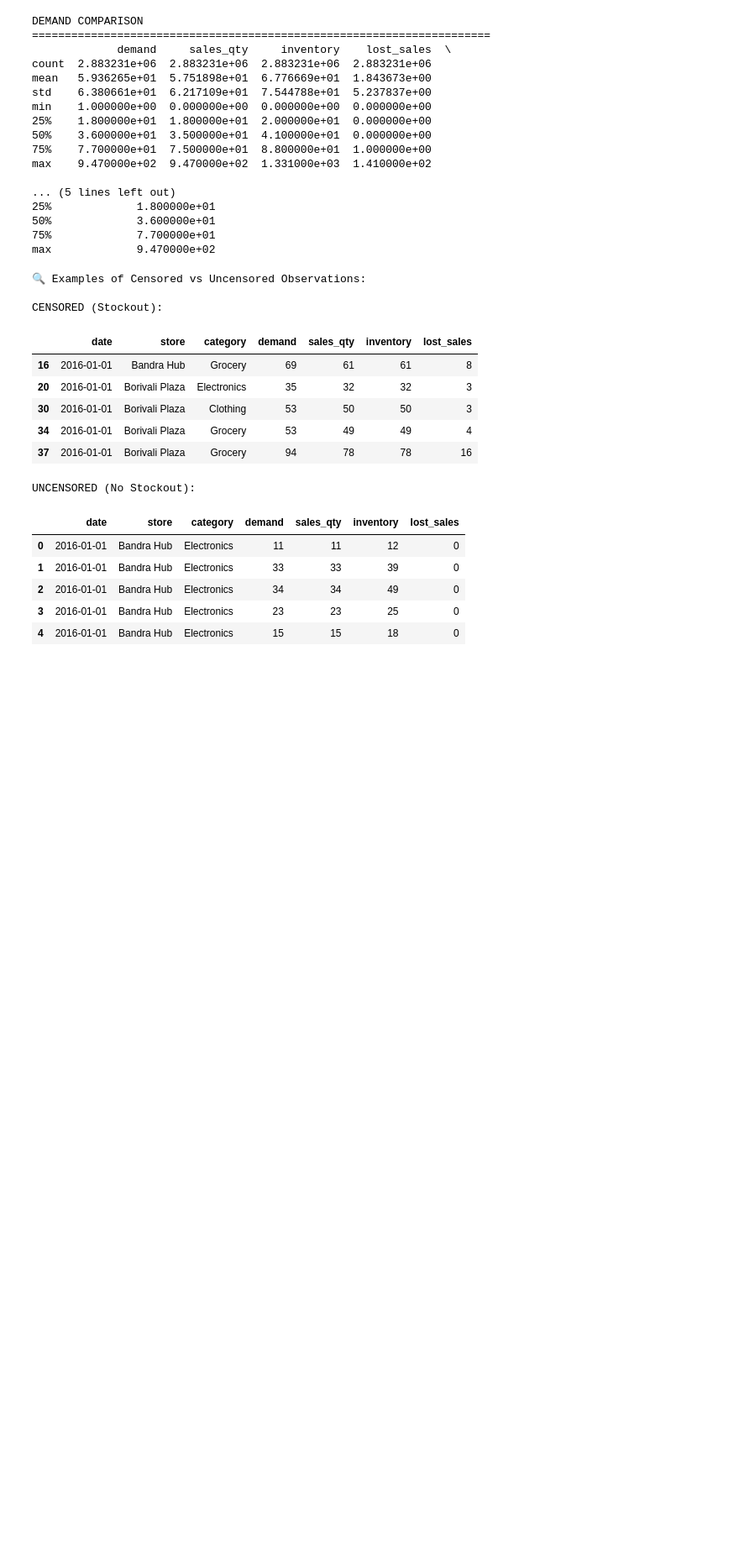
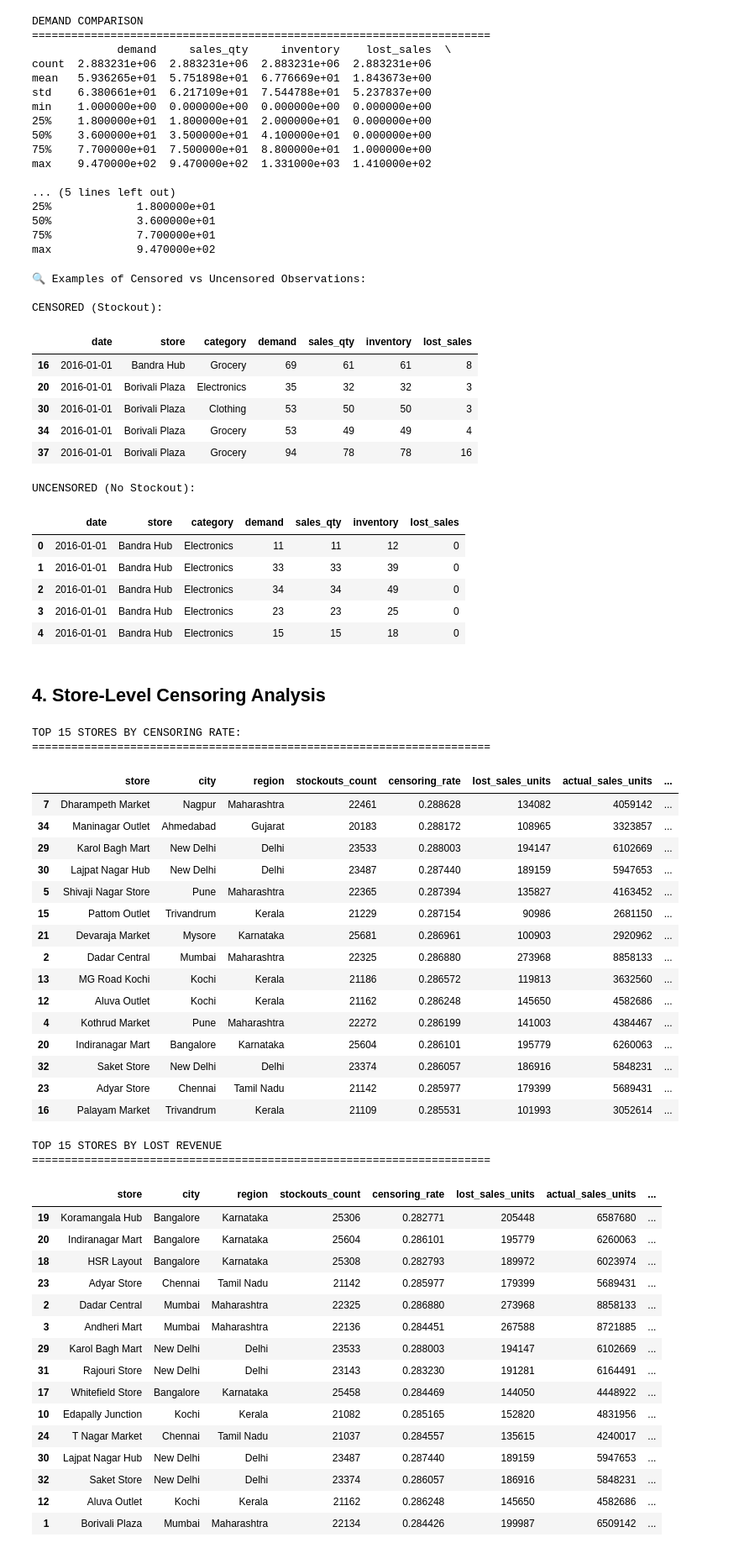
Before and after one commit to rejojose55625/demandEngine, a Jupyter notebook: notebooks/censored_demand_analysis.ipynb, the cells around one changed output. Shown at 84% size. Cells and saved outputs as stored; diff of their text form; code cells hidden in the pictures; blank space fills up the shorter version.

```diff
--- a/notebooks/censored_demand_analysis.ipynb
+++ b/notebooks/censored_demand_analysis.ipynb
@@ -177,3 +177,72 @@ UNCENSORED (No Stockout):
 | 2 | 2016-01-01 | Bandra Hub | Electronics | 34 | 34 | 49 | 0 |
 | 3 | 2016-01-01 | Bandra Hub | Electronics | 23 | 23 | 25 | 0 |
 | 4 | 2016-01-01 | Bandra Hub | Electronics | 15 | 15 | 18 | 0 |
+# %% [markdown]
+## 4. Store-Level Censoring Analysis
+# %%
+# Aggregate by store
+store_censoring = df.groupby('store_id').agg({
+    'store': 'first',
+    'city': 'first',
+    'region': 'first',
+    'stockout_flag': ['sum', 'mean'],
+    'lost_sales': 'sum',
+    'sales_qty': 'sum',
+    'demand': 'sum',
+    'final_price': 'mean',
+    'date': 'count'
+}).reset_index(drop = True)
+# %%
+store_censoring.columns = [
+    'store', 'city', 'region', 'stockouts_count', 'censoring_rate',
+    'lost_sales_units', 'actual_sales_units', 'true_demand_units',
+    'avg_price', 'total_records'
+]
+store_censoring['estimated_lost_revenue'] = store_censoring['lost_sales_units'] * store_censoring['avg_price']
+
+store_censoring.sort_values(by = 'censoring_rate', ascending = False)
+
+print("\nTOP 15 STORES BY CENSORING RATE:")
+print("="*70)
+display(store_censoring.sort_values('censoring_rate', ascending = False).head(15))
+
+print("\nTOP 15 STORES BY LOST REVENUE")
+print("="*70)
+display(store_censoring.sort_values('estimated_lost_revenue', ascending = False).head(15))
+# %% [output]
+TOP 15 STORES BY CENSORING RATE:
+======================================================================
+|  | store | city | region | stockouts_count | censoring_rate | lost_sales_units | actual_sales_units | ... |
+| 7 | Dharampeth Market | Nagpur | Maharashtra | 22461 | 0.288628 | 134082 | 4059142 | ... |
+| 34 | Maninagar Outlet | Ahmedabad | Gujarat | 20183 | 0.288172 | 108965 | 3323857 | ... |
+| 29 | Karol Bagh Mart | New Delhi | Delhi | 23533 | 0.288003 | 194147 | 6102669 | ... |
+| 30 | Lajpat Nagar Hub | New Delhi | Delhi | 23487 | 0.287440 | 189159 | 5947653 | ... |
+| 5 | Shivaji Nagar Store | Pune | Maharashtra | 22365 | 0.287394 | 135827 | 4163452 | ... |
+| 15 | Pattom Outlet | Trivandrum | Kerala | 21229 | 0.287154 | 90986 | 2681150 | ... |
+| 21 | Devaraja Market | Mysore | Karnataka | 25681 | 0.286961 | 100903 | 2920962 | ... |
+| 2 | Dadar Central | Mumbai | Maharashtra | 22325 | 0.286880 | 273968 | 8858133 | ... |
+| 13 | MG Road Kochi | Kochi | Kerala | 21186 | 0.286572 | 119813 | 3632560 | ... |
+| 12 | Aluva Outlet | Kochi | Kerala | 21162 | 0.286248 | 145650 | 4582686 | ... |
+| 4 | Kothrud Market | Pune | Maharashtra | 22272 | 0.286199 | 141003 | 4384467 | ... |
+| 20 | Indiranagar Mart | Bangalore | Karnataka | 25604 | 0.286101 | 195779 | 6260063 | ... |
+| 32 | Saket Store | New Delhi | Delhi | 23374 | 0.286057 | 186916 | 5848231 | ... |
+| 23 | Adyar Store | Chennai | Tamil Nadu | 21142 | 0.285977 | 179399 | 5689431 | ... |
+| 16 | Palayam Market | Trivandrum | Kerala | 21109 | 0.285531 | 101993 | 3052614 | ... |
+TOP 15 STORES BY LOST REVENUE
+======================================================================
+|  | store | city | region | stockouts_count | censoring_rate | lost_sales_units | actual_sales_units | ... |
+| 19 | Koramangala Hub | Bangalore | Karnataka | 25306 | 0.282771 | 205448 | 6587680 | ... |
+| 20 | Indiranagar Mart | Bangalore | Karnataka | 25604 | 0.286101 | 195779 | 6260063 | ... |
+| 18 | HSR Layout | Bangalore | Karnataka | 25308 | 0.282793 | 189972 | 6023974 | ... |
+| 23 | Adyar Store | Chennai | Tamil Nadu | 21142 | 0.285977 | 179399 | 5689431 | ... |
+| 2 | Dadar Central | Mumbai | Maharashtra | 22325 | 0.286880 | 273968 | 8858133 | ... |
+| 3 | Andheri Mart | Mumbai | Maharashtra | 22136 | 0.284451 | 267588 | 8721885 | ... |
+| 29 | Karol Bagh Mart | New Delhi | Delhi | 23533 | 0.288003 | 194147 | 6102669 | ... |
+| 31 | Rajouri Store | New Delhi | Delhi | 23143 | 0.283230 | 191281 | 6164491 | ... |
+| 17 | Whitefield Store | Bangalore | Karnataka | 25458 | 0.284469 | 144050 | 4448922 | ... |
+| 10 | Edapally Junction | Kochi | Kerala | 21082 | 0.285165 | 152820 | 4831956 | ... |
+| 24 | T Nagar Market | Chennai | Tamil Nadu | 21037 | 0.284557 | 135615 | 4240017 | ... |
+| 30 | Lajpat Nagar Hub | New Delhi | Delhi | 23487 | 0.287440 | 189159 | 5947653 | ... |
+| 32 | Saket Store | New Delhi | Delhi | 23374 | 0.286057 | 186916 | 5848231 | ... |
+| 12 | Aluva Outlet | Kochi | Kerala | 21162 | 0.286248 | 145650 | 4582686 | ... |
+| 1 | Borivali Plaza | Mumbai | Maharashtra | 22134 | 0.284426 | 199987 | 6509142 | ... |
```
Also changed, not shown: parts of 14 cells of this notebook.
